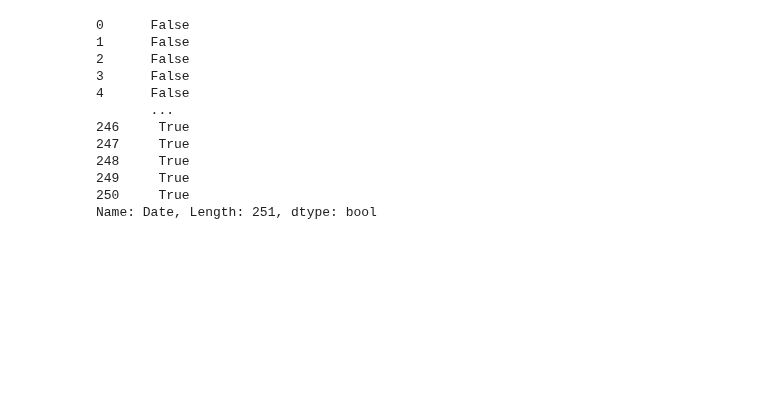
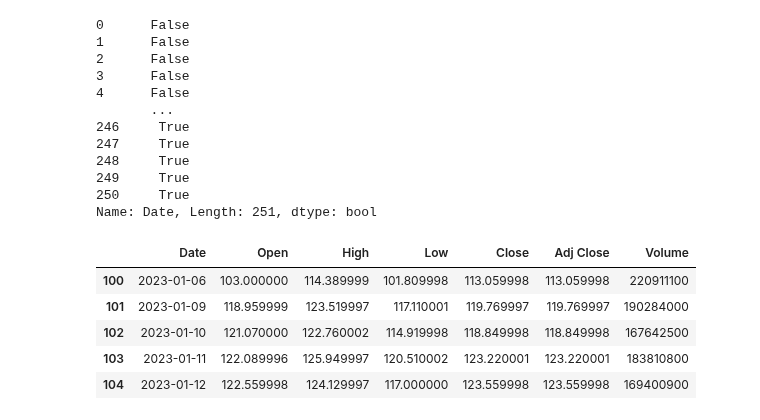
Before and after one commit to liv11114/11207011, a Jupyter notebook: Untitled101.ipynb, the cells around one changed output. Drawn from its saved outputs; the diff is of its cells as text; code cells hidden in the pictures; blank space fills up the shorter version.

```diff
--- a/Untitled101.ipynb
+++ b/Untitled101.ipynb
@@ -12,7 +12,7 @@
 import plotly as plo
 import pandas as pd
 tar=pd.read_csv("https://raw.githubusercontent.com/liv11114/11207011/main/TSLA.csv")
-#tar.columns=[col.replace("TSLA","")for col in tar.columns]
+tar.columns=[col.replace("TSLA","")for col in tar.columns]
 tar.head()
 # %% [output]
 |  | Date | Open | High | Low | Close | Adj Close | Volume |
@@ -80,5 +80,14 @@ tar['Date']>pd.to_datetime('2023/1/5')
 250     True
 Name: Date, Length: 251, dtype: bool
 # %%
-tar1=tar[tar['Date']>pd.to_datetime('2023/1/5')]
+tar1=tar[tar['Date']>pd.to_datetime('2023/1/6')]
+# %%
+tar1.head()
+# %% [output]
+|  | Date | Open | High | Low | Close | Adj Close | Volume |
+| 100 | 2023-01-06 | 103.000000 | 114.389999 | 101.809998 | 113.059998 | 113.059998 | 220911100 |
+| 101 | 2023-01-09 | 118.959999 | 123.519997 | 117.110001 | 119.769997 | 119.769997 | 190284000 |
+| 102 | 2023-01-10 | 121.070000 | 122.760002 | 114.919998 | 118.849998 | 118.849998 | 167642500 |
+| 103 | 2023-01-11 | 122.089996 | 125.949997 | 120.510002 | 123.220001 | 123.220001 | 183810800 |
+| 104 | 2023-01-12 | 122.559998 | 124.129997 | 117.000000 | 123.559998 | 123.559998 | 169400900 |
 # %%
```
Also changed, not shown: parts of 2 cells of this notebook.
